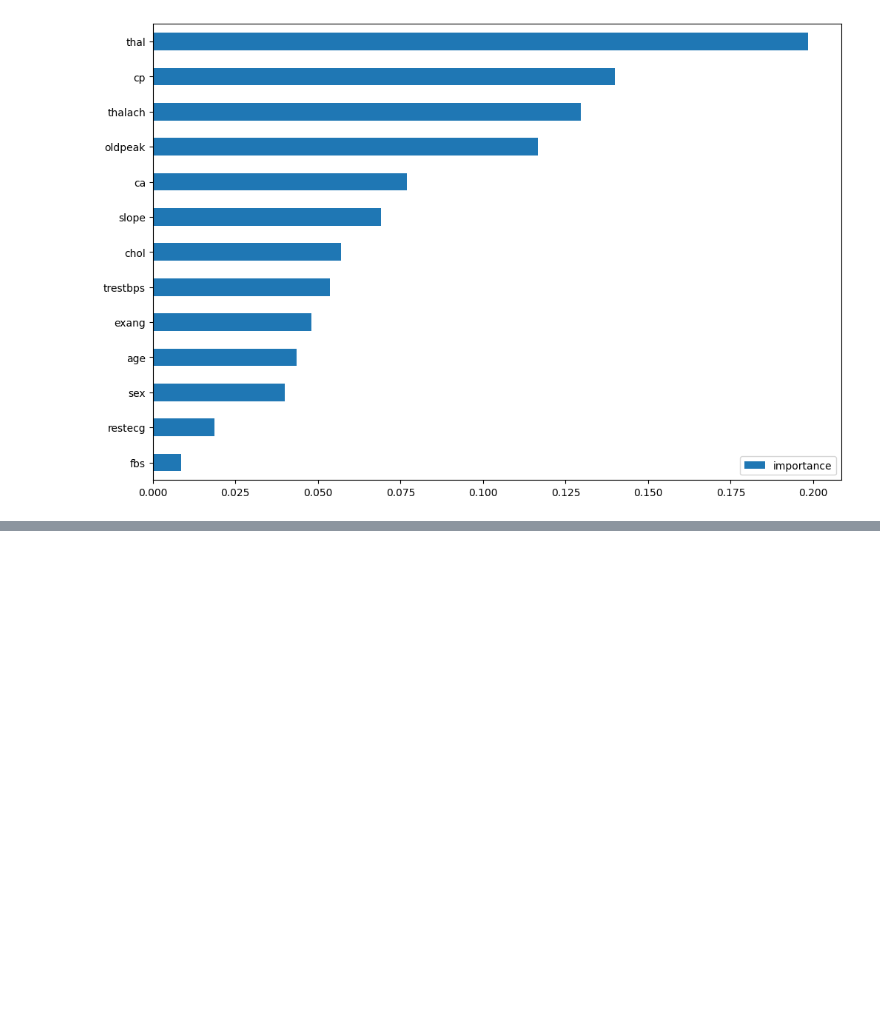
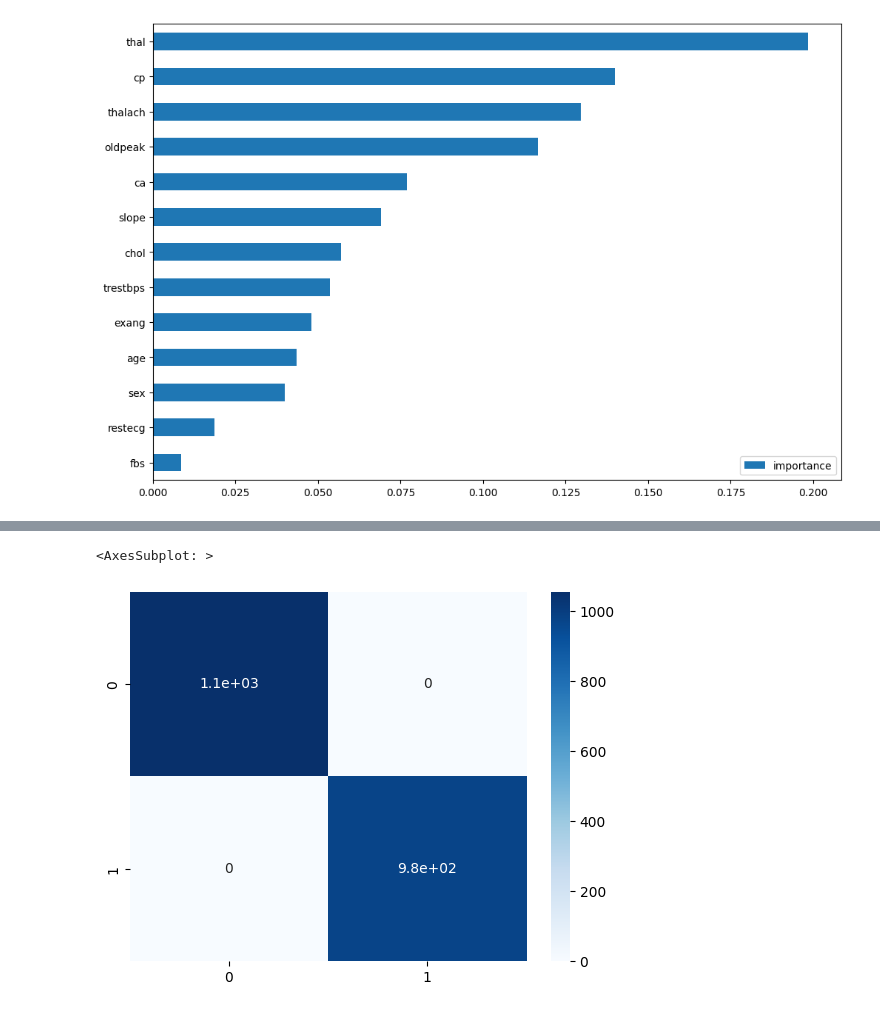
Before and after one commit to MakVit1988/Data_Science_and_ML_, a Jupyter notebook: 3_Random forest, neural nets, final.ipynb, the cells around one changed output, grey strips where cells are left out. Saved outputs shown, nothing was run; the diff lists cells and outputs as text; code cells hidden in the pictures; blank space fills up the shorter version.

```diff
--- a/3_Random forest, neural nets, final.ipynb
+++ b/3_Random forest, neural nets, final.ipynb
@@ -222,0 +315,2 @@ imp.sort_values('importance').plot(kind='barh', figsize=(12, 8))
+# %%
+Test_mush = pd.read_csv('testing_mush.csv')
@@ -222,0 +333,4 @@ imp.sort_values('importance').plot(kind='barh', figsize=(12, 8))
+# %%
+X_test = Test_mush
+# %%
+y_pred_mush = best_clf.predict(X_test)
@@ -222,0 +373,2 @@ imp.sort_values('importance').plot(kind='barh', figsize=(12, 8))
+# %%
+y_true_mush = pd.read_csv('testing_y_mush.csv')
@@ -222,0 +391,7 @@ imp.sort_values('importance').plot(kind='barh', figsize=(12, 8))
+# %%
+from sklearn.metrics import confusion_matrix
+import seaborn as sns
+sns.heatmap(confusion_matrix(y_true_mush, y_pred_mush), annot=True, cmap="Blues")
+# %% [output]
+<AxesSubplot: >
+[figure, added]
```
Also changed, not shown: parts of 48 cells of this notebook, 1 other file.
